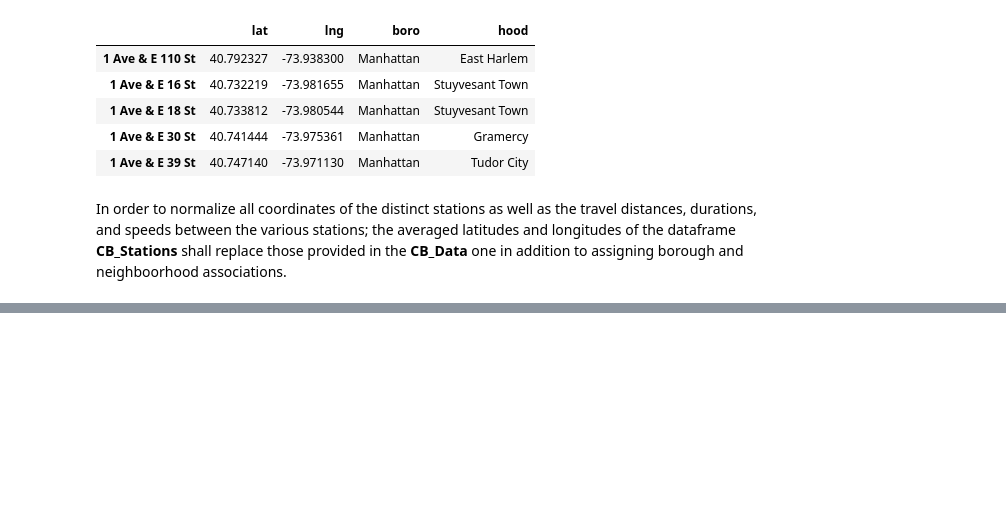
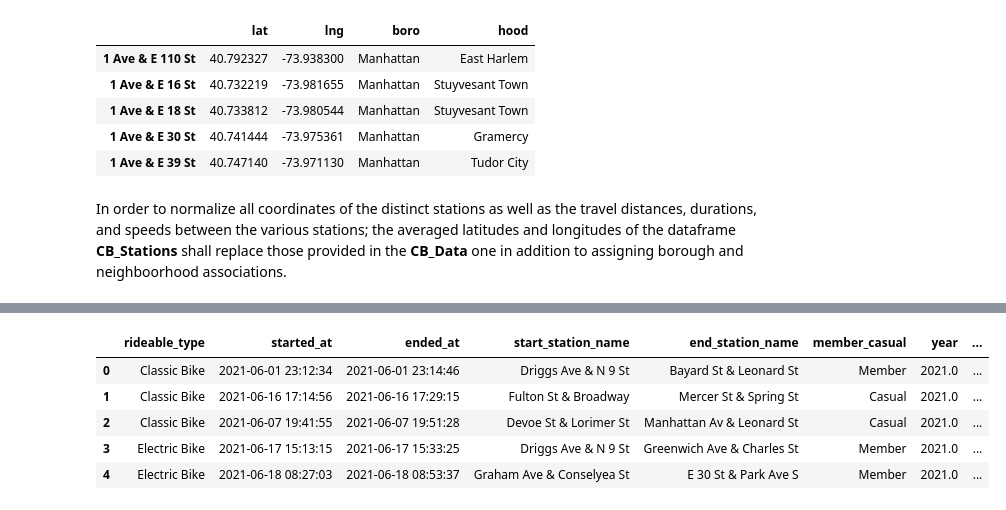
Before and after one commit to jchatterjee/nycdsa_r_project, a Jupyter notebook: CB_Python_Feature_Eng_Final.ipynb, the cells around one changed output, grey strips where cells are left out. Cells and saved outputs as stored; diff of their text form; code cells hidden in the pictures; blank space fills up the shorter version.

```diff
--- a/CB_Python_Feature_Eng_Final.ipynb
+++ b/CB_Python_Feature_Eng_Final.ipynb
@@ -167,0 +124,2 @@ CB_Data.head()
+# %%
+CB_Data_New = CB_Data_New.dropna(axis=0)
@@ -167,0 +128,11 @@ CB_Data.head()
+# %%
+CB_Data_New.index = CB_Data_New.index.astype('int64')
+# %%
+CB_Data_New.head()
+# %% [output]
+|  | rideable_type | started_at | ended_at | start_station_name | end_station_name | member_casual | year | ... |
+| 0 | Classic Bike | 2021-06-01 23:12:34 | 2021-06-01 23:14:46 | Driggs Ave & N 9 St | Bayard St & Leonard St | Member | 2021.0 | ... |
+| 1 | Classic Bike | 2021-06-16 17:14:56 | 2021-06-16 17:29:15 | Fulton St & Broadway | Mercer St & Spring St | Casual | 2021.0 | ... |
+| 2 | Classic Bike | 2021-06-07 19:41:55 | 2021-06-07 19:51:28 | Devoe St & Lorimer St | Manhattan Av & Leonard St | Casual | 2021.0 | ... |
+| 3 | Electric Bike | 2021-06-17 15:13:15 | 2021-06-17 15:33:25 | Driggs Ave & N 9 St | Greenwich Ave & Charles St | Member | 2021.0 | ... |
+| 4 | Electric Bike | 2021-06-18 08:27:03 | 2021-06-18 08:53:37 | Graham Ave & Conselyea St | E 30 St & Park Ave S | Member | 2021.0 | ... |
```
Also changed, not shown: parts of 32 cells of this notebook.
